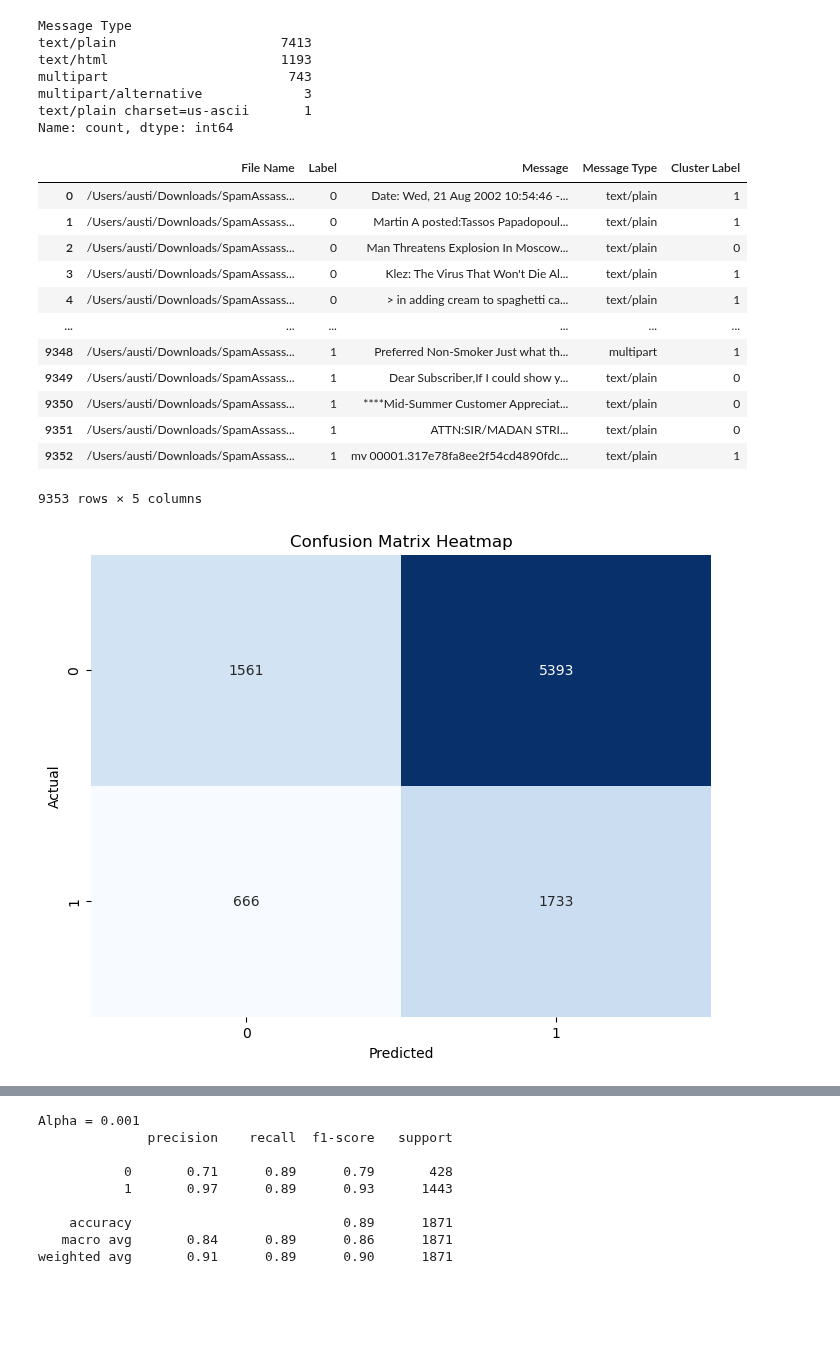
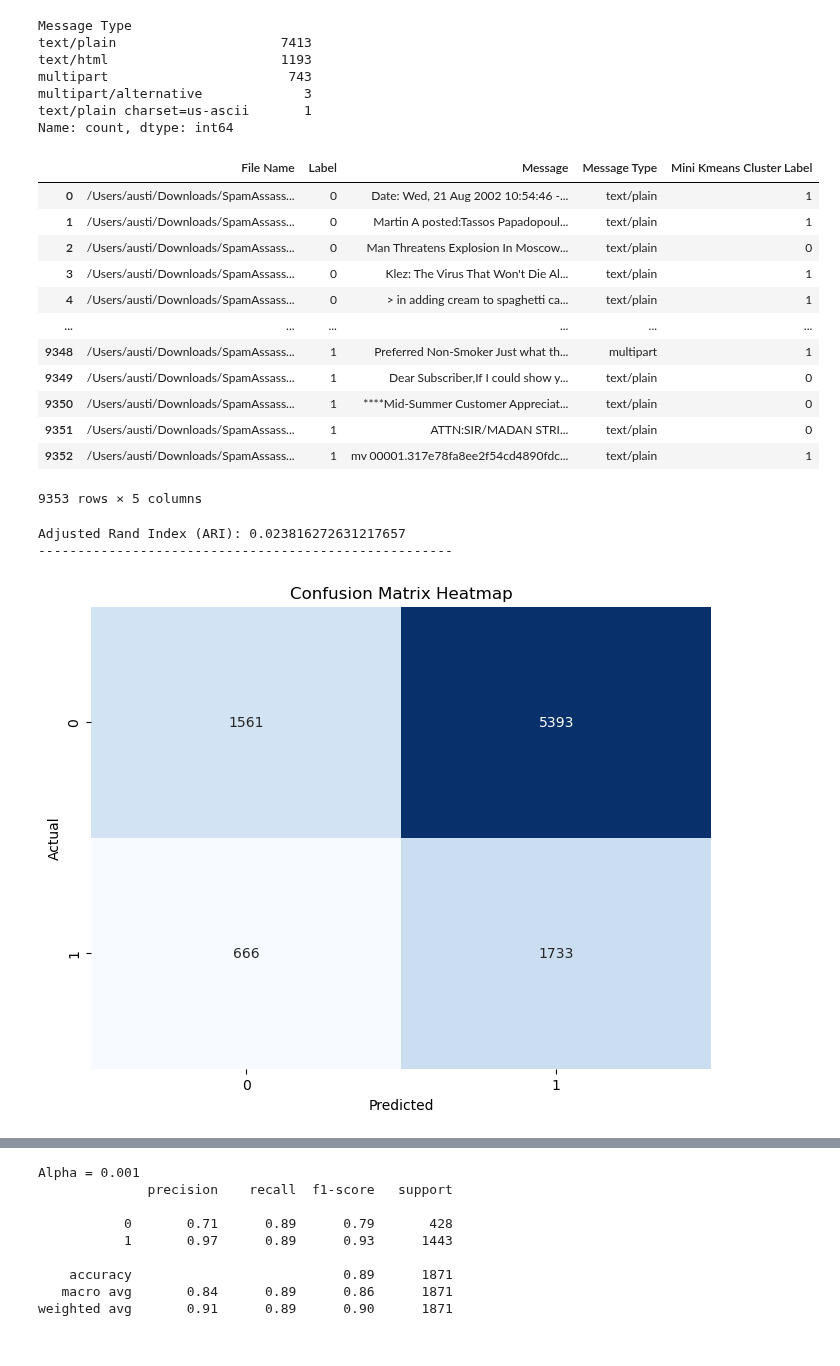
Before and after one commit to taddbackus/qtw, a Jupyter notebook: Case Study 3/caseStudy3 v4.ipynb, the cells around one changed output, grey strips where cells are left out. Drawn from its saved outputs; the diff is of its cells as text; code cells hidden in the pictures; blank space fills up the shorter version.

Commit message:
confusion matrix and ari scores

```diff
--- a/Case Study 3/caseStudy3 v4.ipynb
+++ b/Case Study 3/caseStudy3 v4.ipynb
@@ -182,17 +182,17 @@ for file in msgToFix:
 # %%
 vectorizer = CountVectorizer()
 textVector = vectorizer.fit_transform(messages)
 
 batch_size = 2000
 n_clusters = 2
 kmeans = MiniBatchKMeans(n_clusters=n_clusters, random_state=42)
 kmeans.fit(textVector)
 
 labels = kmeans.labels_
-df['Cluster Label'] = labels
+df['Mini Kmeans Cluster Label'] = labels
 df
 # %% [output]
-|  | File Name | Label | Message | Message Type | Cluster Label |
+|  | File Name | Label | Message | Message Type | Mini Kmeans Cluster Label |
 | 0 | /Users/austi/Downloads/SpamAssass... | 0 | Date: Wed, 21 Aug 2002 10:54:46 -... | text/plain | 1 |
 | 1 | /Users/austi/Downloads/SpamAssass... | 0 | Martin A posted:Tassos Papadopoul... | text/plain | 1 |
 | 2 | /Users/austi/Downloads/SpamAssass... | 0 | Man Threatens Explosion In Moscow... | text/plain | 0 |
@@ -206,7 +206,11 @@ df
 | 9352 | /Users/austi/Downloads/SpamAssass... | 1 | mv 00001.317e78fa8ee2f54cd4890fdc... | text/plain | 1 |
 9353 rows × 5 columns
 # %%
-confusion = confusion_matrix(df['Label'], df['Cluster Label'])
+ari = adjusted_rand_score(df['Label'], df['Mini Kmeans Cluster Label'])
+print(f'\nAdjusted Rand Index (ARI): {ari}')
+print('-----------------------------------------------------')
+
+confusion = confusion_matrix(df['Label'], df['Mini Kmeans Cluster Label'])
 
 plt.figure(figsize=(8, 6))
 sns.heatmap(confusion, annot=True, fmt='d', cmap='Blues', cbar=False)
@@ -215,4 +219,6 @@ plt.ylabel('Actual')
 plt.title('Confusion Matrix Heatmap')
 plt.show()
 # %% [output]
+Adjusted Rand Index (ARI): 0.023816272631217657
+-----------------------------------------------------
 [figure]
```
Also changed, not shown: parts of 2 cells of this notebook.
